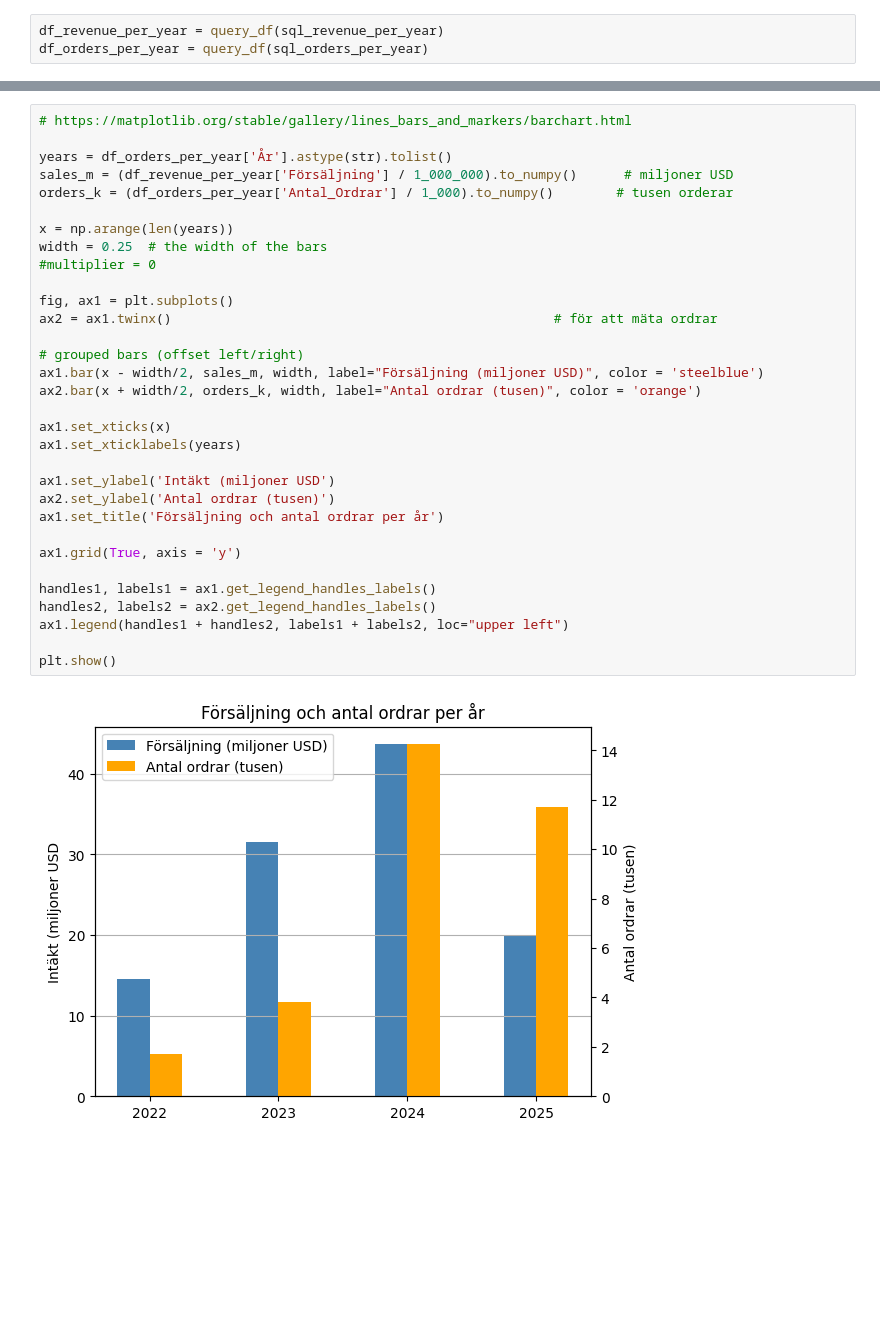
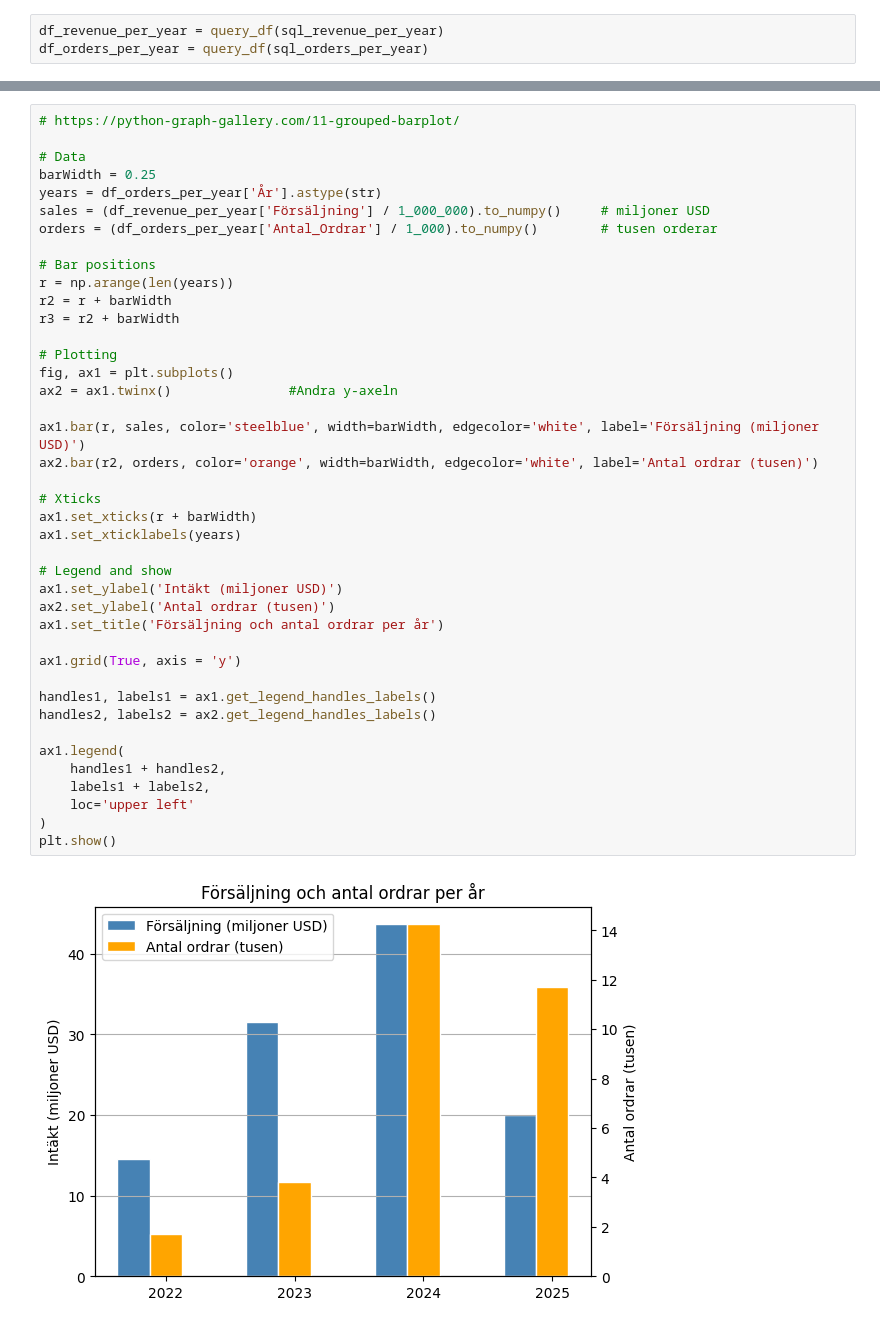
Before and after one commit to EliWei/SQL_uppgift_Dec25, a Jupyter notebook: Notebook.ipynb, the cells around one changed output, grey strips where cells are left out. Cells and saved outputs as stored; diff of their text form; blank space fills up the shorter version.

```diff
--- a/Notebook.ipynb
+++ b/Notebook.ipynb
@@ -475,34 +500,43 @@ df_orders_per_year = query_df(sql_orders_per_year)
 # %%
-# https://matplotlib.org/stable/gallery/lines_bars_and_markers/barchart.html
+# https://python-graph-gallery.com/11-grouped-barplot/
 
-years = df_orders_per_year['År'].astype(str).tolist()
-sales_m = (df_revenue_per_year['Försäljning'] / 1_000_000).to_numpy()      # miljoner USD
-orders_k = (df_orders_per_year['Antal_Ordrar'] / 1_000).to_numpy()        # tusen orderar
+# Data
+barWidth = 0.25
+years = df_orders_per_year['År'].astype(str)
+sales = (df_revenue_per_year['Försäljning'] / 1_000_000).to_numpy()     # miljoner USD
+orders = (df_orders_per_year['Antal_Ordrar'] / 1_000).to_numpy()        # tusen orderar
 
-x = np.arange(len(years))
-width = 0.25  # the width of the bars
-#multiplier = 0
+# Bar positions
+r = np.arange(len(years))
+r2 = r + barWidth
+r3 = r2 + barWidth
 
+# Plotting
 fig, ax1 = plt.subplots()
-ax2 = ax1.twinx()                                                 # för att mäta ordrar
+ax2 = ax1.twinx()               #Andra y-axeln
 
-# grouped bars (offset left/right)
-ax1.bar(x - width/2, sales_m, width, label="Försäljning (miljoner USD)", color = 'steelblue')
-ax2.bar(x + width/2, orders_k, width, label="Antal ordrar (tusen)", color = 'orange')
+ax1.bar(r, sales, color='steelblue', width=barWidth, edgecolor='white', label='Försäljning (miljoner USD)')
+ax2.bar(r2, orders, color='orange', width=barWidth, edgecolor='white', label='Antal ordrar (tusen)')
 
-ax1.set_xticks(x)
+# Xticks
+ax1.set_xticks(r + barWidth)
 ax1.set_xticklabels(years)
 
-ax1.set_ylabel('Intäkt (miljoner USD')
+# Legend and show
+ax1.set_ylabel('Intäkt (miljoner USD)')
 ax2.set_ylabel('Antal ordrar (tusen)')
 ax1.set_title('Försäljning och antal ordrar per år')
 
 ax1.grid(True, axis = 'y')
 
 handles1, labels1 = ax1.get_legend_handles_labels()
 handles2, labels2 = ax2.get_legend_handles_labels()
-ax1.legend(handles1 + handles2, labels1 + labels2, loc="upper left")
 
+ax1.legend(
+    handles1 + handles2,
+    labels1 + labels2,
+    loc='upper left'
+)
 plt.show()
 # %% [output]
-[figure, old version]
+[figure, new version]
```
Also changed, not shown: parts of 9 cells of this notebook, 2 other files.
